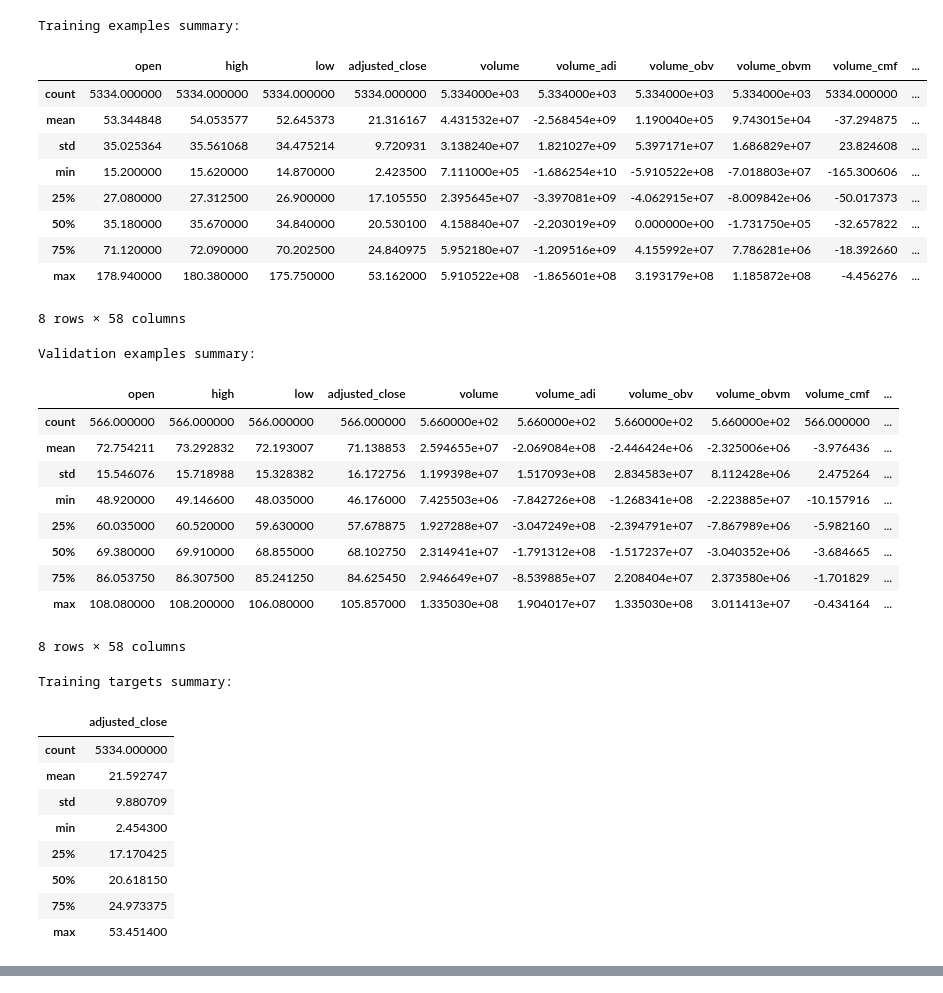
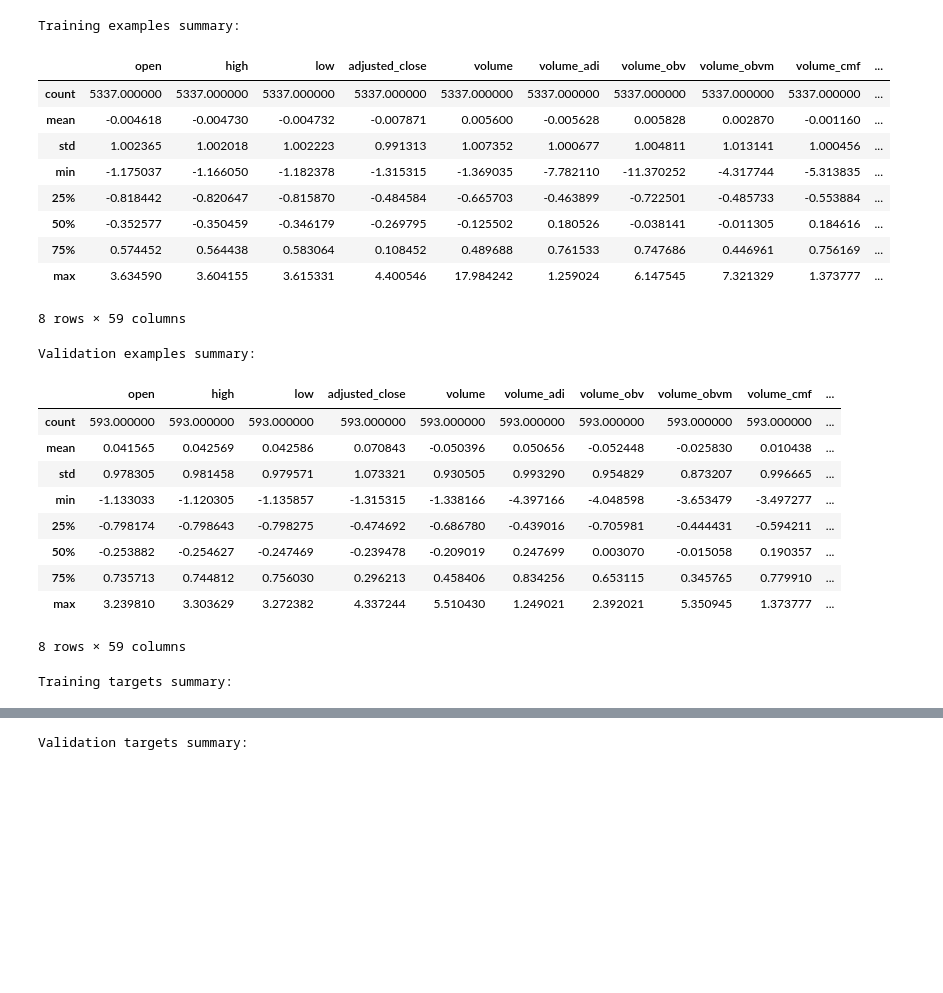
Before and after one commit to czhao39/stock-dnn, a Jupyter notebook: stockdnn.ipynb, the cells around one changed output, grey strips where cells are left out. Drawn from its saved outputs; the diff is of its cells as text; code cells hidden in the pictures; blank space fills up the shorter version.

```diff
--- a/stockdnn.ipynb
+++ b/stockdnn.ipynb
@@ -54,0 +72,14 @@ def preprocess_targets(daily_adjusted_df, prediction_period, index_ordering=None
+# %%
+def preprocess_features(df):
+    processed_features = df.iloc[:, df.columns != "future_adjusted_close"].copy()
+    return processed_features
+
+def preprocess_targets(df):
+    processed_targets = df["future_adjusted_close"].copy()
+    return processed_targets
+# %%
+df, means, stds = preprocess_daily_adjusted_df(daily_adjusted_df, prediction_period)
+df = df.sample(frac=1)  # Shuffle df
+
+display.display(df.describe())
+display.display(df.head(7))
@@ -55,56 +106,45 @@ def preprocess_targets(daily_adjusted_df, prediction_period, index_ordering=None
 # %%
-num_rows = len(daily_adjusted_df)
+num_rows = len(df)
 # Use 90% for training and rest for validation
 num_training = int(num_rows * 0.9)
 num_validation = num_rows - num_training
 
-# TODO: split up data more intelligently
-random_ordering = np.random.permutation(daily_adjusted_df.index)
-training_examples = preprocess_features(daily_adjusted_df.tail(num_training), prediction_period, random_ordering[-num_training:])
-training_targets = preprocess_targets(daily_adjusted_df.tail(num_training), prediction_period, random_ordering[-num_training:])
+training_examples = preprocess_features(df.head(num_training))
+training_targets = preprocess_targets(df.head(num_training))
 
-validation_examples = preprocess_features(daily_adjusted_df.head(num_validation), prediction_period, random_ordering[:num_validation])
-validation_targets = preprocess_targets(daily_adjusted_df.head(num_validation), prediction_period, random_ordering[:num_validation])
+validation_examples = preprocess_features(df.tail(num_validation))
+validation_targets = preprocess_targets(df.tail(num_validation))
 
 print("Training examples summary:")
 display.display(training_examples.describe())
 print("Validation examples summary:")
 display.display(validation_examples.describe())
 
 print("Training targets summary:")
 display.display(training_targets.describe())
 print("Validation targets summary:")
 display.display(validation_targets.describe())
 # %% [output]
 Training examples summary:
 |  | open | high | low | adjusted_close | volume | volume_adi | volume_obv | volume_obvm | volume_cmf | ... |
-| count | 5334.000000 | 5334.000000 | 5334.000000 | 5334.000000 | 5.334000e+03 | 5.334000e+03 | 5.334000e+03 | 5.334000e+03 | 5334.000000 | ... |
-| mean | 53.344848 | 54.053577 | 52.645373 | 21.316167 | 4.431532e+07 | -2.568454e+09 | 1.190040e+05 | 9.743015e+04 | -37.294875 | ... |
-| std | 35.025364 | 35.561068 | 34.475214 | 9.720931 | 3.138240e+07 | 1.821027e+09 | 5.397171e+07 | 1.686829e+07 | 23.824608 | ... |
-| min | 15.200000 | 15.620000 | 14.870000 | 2.423500 | 7.111000e+05 | -1.686254e+10 | -5.910522e+08 | -7.018803e+07 | -165.300606 | ... |
-| 25% | 27.080000 | 27.312500 | 26.900000 | 17.105550 | 2.395645e+07 | -3.397081e+09 | -4.062915e+07 | -8.009842e+06 | -50.017373 | ... |
-| 50% | 35.180000 | 35.670000 | 34.840000 | 20.530100 | 4.158840e+07 | -2.203019e+09 | 0.000000e+00 | -1.731750e+05 | -32.657822 | ... |
-| 75% | 71.120000 | 72.090000 | 70.202500 | 24.840975 | 5.952180e+07 | -1.209516e+09 | 4.155992e+07 | 7.786281e+06 | -18.392660 | ... |
-| max | 178.940000 | 180.380000 | 175.750000 | 53.162000 | 5.910522e+08 | -1.865601e+08 | 3.193179e+08 | 1.185872e+08 | -4.456276 | ... |
+| count | 5337.000000 | 5337.000000 | 5337.000000 | 5337.000000 | 5337.000000 | 5337.000000 | 5337.000000 | 5337.000000 | 5337.000000 | ... |
+| mean | -0.004618 | -0.004730 | -0.004732 | -0.007871 | 0.005600 | -0.005628 | 0.005828 | 0.002870 | -0.001160 | ... |
+| std | 1.002365 | 1.002018 | 1.002223 | 0.991313 | 1.007352 | 1.000677 | 1.004811 | 1.013141 | 1.000456 | ... |
+| min | -1.175037 | -1.166050 | -1.182378 | -1.315315 | -1.369035 | -7.782110 | -11.370252 | -4.317744 | -5.313835 | ... |
+| 25% | -0.818442 | -0.820647 | -0.815870 | -0.484584 | -0.665703 | -0.463899 | -0.722501 | -0.485733 | -0.553884 | ... |
+| 50% | -0.352577 | -0.350459 | -0.346179 | -0.269795 | -0.125502 | 0.180526 | -0.038141 | -0.011305 | 0.184616 | ... |
+| 75% | 0.574452 | 0.564438 | 0.583064 | 0.108452 | 0.489688 | 0.761533 | 0.747686 | 0.446961 | 0.756169 | ... |
+| max | 3.634590 | 3.604155 | 3.615331 | 4.400546 | 17.984242 | 1.259024 | 6.147545 | 7.321329 | 1.373777 | ... |
-8 rows × 58 columns
+8 rows × 59 columns
 Validation examples summary:
 |  | open | high | low | adjusted_close | volume | volume_adi | volume_obv | volume_obvm | volume_cmf | ... |
-| count | 566.000000 | 566.000000 | 566.000000 | 566.000000 | 5.660000e+02 | 5.660000e+02 | 5.660000e+02 | 5.660000e+02 | 566.000000 | ... |
-| mean | 72.754211 | 73.292832 | 72.193007 | 71.138853 | 2.594655e+07 | -2.069084e+08 | -2.446424e+06 | -2.325006e+06 | -3.976436 | ... |
-| std | 15.546076 | 15.718988 | 15.328382 | 16.172756 | 1.199398e+07 | 1.517093e+08 | 2.834583e+07 | 8.112428e+06 | 2.475264 | ... |
-| min | 48.920000 | 49.146600 | 48.035000 | 46.176000 | 7.425503e+06 | -7.842726e+08 | -1.268341e+08 | -2.223885e+07 | -10.157916 | ... |
-| 25% | 60.035000 | 60.520000 | 59.630000 | 57.678875 | 1.927288e+07 | -3.047249e+08 | -2.394791e+07 | -7.867989e+06 | -5.982160 | ... |
-| 50% | 69.380000 | 69.910000 | 68.855000 | 68.102750 | 2.314941e+07 | -1.791312e+08 | -1.517237e+07 | -3.040352e+06 | -3.684665 | ... |
-| 75% | 86.053750 | 86.307500 | 85.241250 | 84.625450 | 2.946649e+07 | -8.539885e+07 | 2.208404e+07 | 2.373580e+06 | -1.701829 | ... |
-| max | 108.080000 | 108.200000 | 106.080000 | 105.857000 | 1.335030e+08 | 1.904017e+07 | 1.335030e+08 | 3.011413e+07 | -0.434164 | ... |
+| count | 593.000000 | 593.000000 | 593.000000 | 593.000000 | 593.000000 | 593.000000 | 593.000000 | 593.000000 | 593.000000 | ... |
+| mean | 0.041565 | 0.042569 | 0.042586 | 0.070843 | -0.050396 | 0.050656 | -0.052448 | -0.025830 | 0.010438 | ... |
+| std | 0.978305 | 0.981458 | 0.979571 | 1.073321 | 0.930505 | 0.993290 | 0.954829 | 0.873207 | 0.996665 | ... |
+| min | -1.133033 | -1.120305 | -1.135857 | -1.315315 | -1.338166 | -4.397166 | -4.048598 | -3.653479 | -3.497277 | ... |
+| 25% | -0.798174 | -0.798643 | -0.798275 | -0.474692 | -0.686780 | -0.439016 | -0.705981 | -0.444431 | -0.594211 | ... |
+| 50% | -0.253882 | -0.254627 | -0.247469 | -0.239478 | -0.209019 | 0.247699 | 0.003070 | -0.015058 | 0.190357 | ... |
+| 75% | 0.735713 | 0.744812 | 0.756030 | 0.296213 | 0.458406 | 0.834256 | 0.653115 | 0.345765 | 0.779910 | ... |
+| max | 3.239810 | 3.303629 | 3.272382 | 4.337244 | 5.510430 | 1.249021 | 2.392021 | 5.350945 | 1.373777 | ... |
-8 rows × 58 columns
+8 rows × 59 columns
 Training targets summary:
-|  | adjusted_close |
-| count | 5334.000000 |
-| mean | 21.592747 |
-| std | 9.880709 |
-| min | 2.454300 |
-| 25% | 17.170425 |
-| 50% | 20.618150 |
-| 75% | 24.973375 |
-| max | 53.451400 |
@@ -120,0 +160 @@ Validation targets summary:
+Validation targets summary:
```
Also changed, not shown: parts of 9 cells of this notebook.
